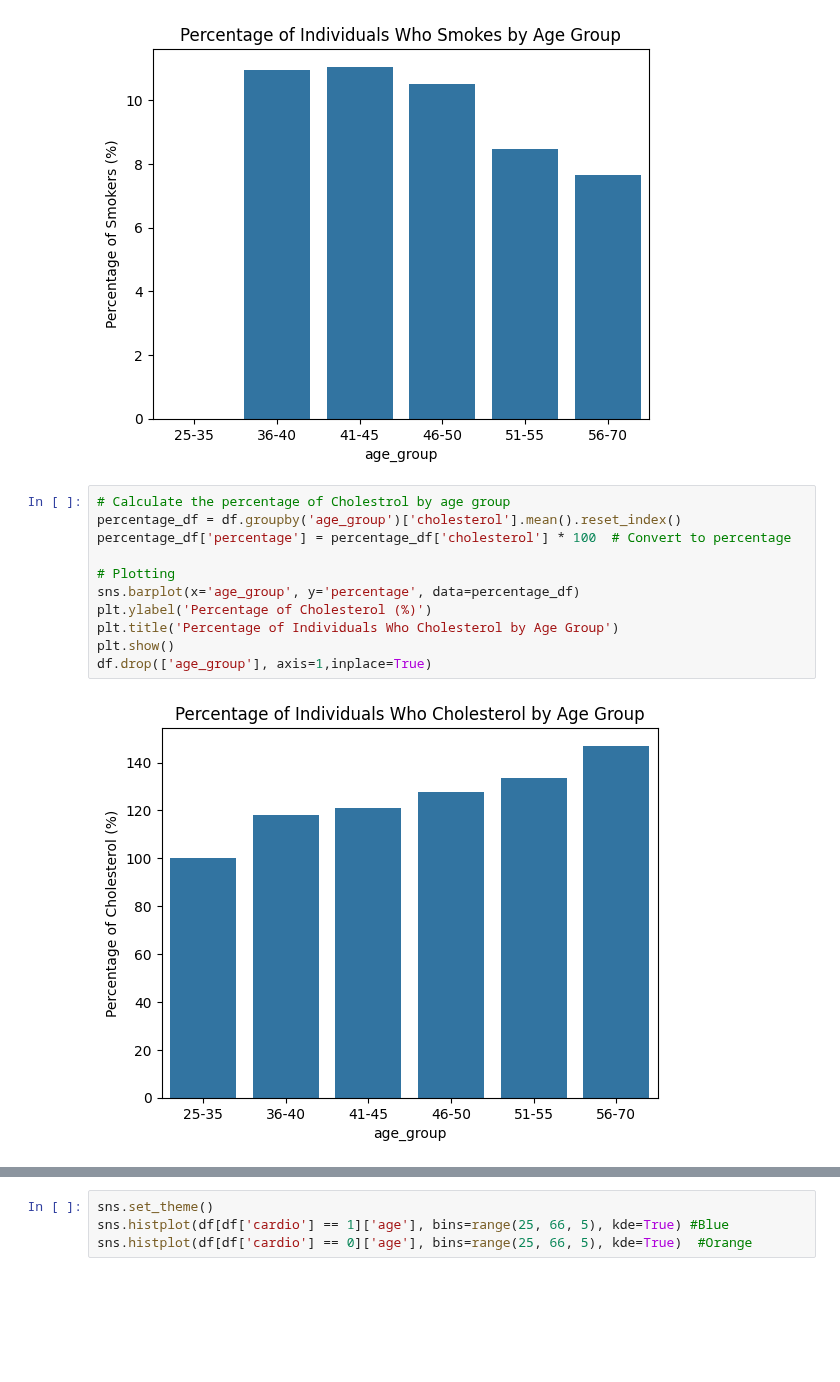
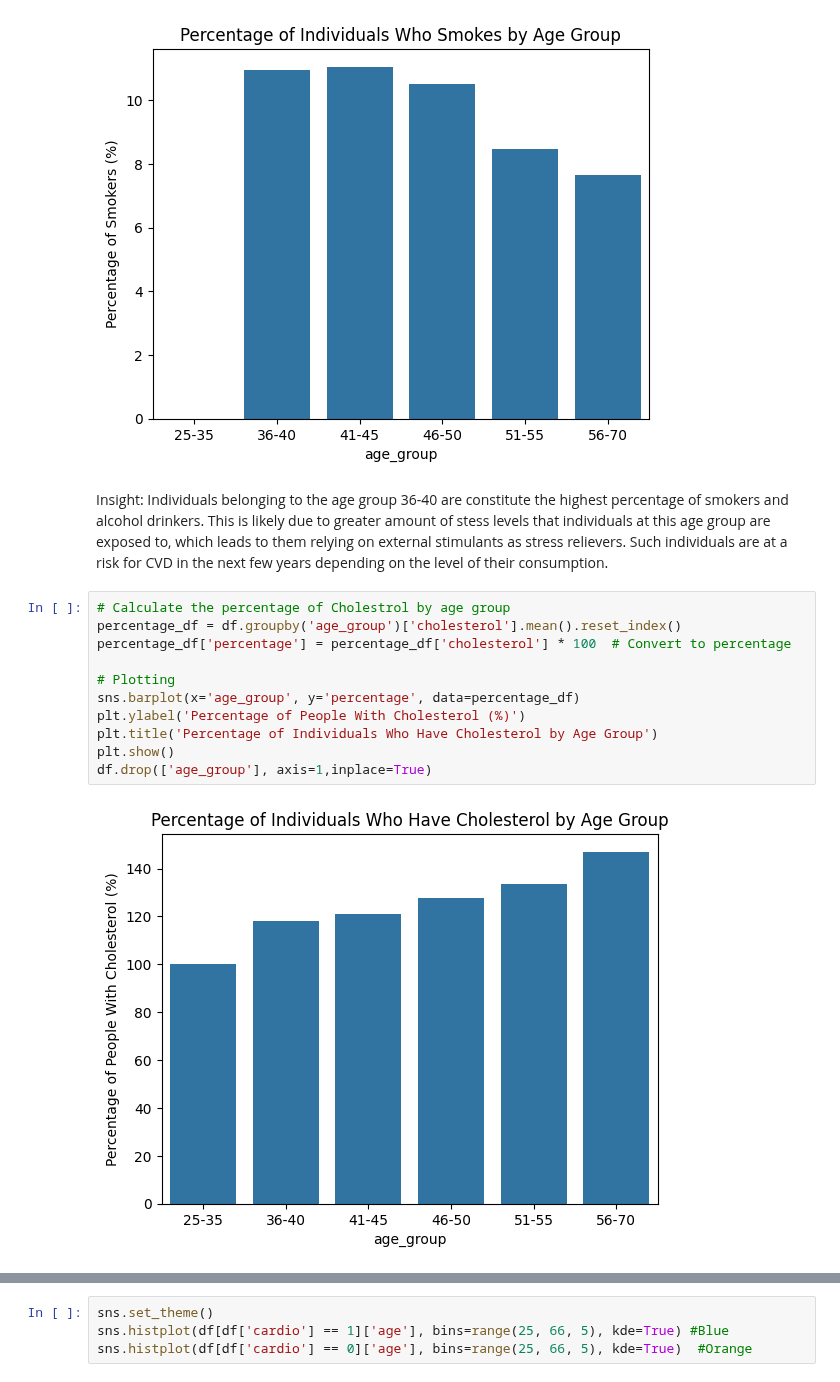
Before and after one commit to Dcode-7/CVD-Model, a Jupyter notebook: CVD_Model.ipynb, the cells around one changed output, grey strips where cells are left out. Saved outputs shown, nothing was run; the diff lists cells and outputs as text; blank space fills up the shorter version.

Commit message:
Insights added to first few graphs

```diff
--- a/CVD_Model.ipynb
+++ b/CVD_Model.ipynb
@@ -198,16 +198,18 @@ plt.title('Percentage of Individuals Who Smokes by Age Group')
 plt.show()
 # %% [output]
 [figure]
+# %% [markdown]
+Insight: Individuals belonging to the age group 36-40 are constitute the highest percentage of smokers and alcohol drinkers. This is likely due to greater amount of stess levels that individuals at this age group are exposed to, which leads to them relying on external stimulants as stress relievers. Such individuals are at a risk for CVD in the next few years depending on the level of their consumption.
 # %%
 # Calculate the percentage of Cholestrol by age group
 percentage_df = df.groupby('age_group')['cholesterol'].mean().reset_index()
 percentage_df['percentage'] = percentage_df['cholesterol'] * 100  # Convert to percentage
 
 # Plotting
 sns.barplot(x='age_group', y='percentage', data=percentage_df)
-plt.ylabel('Percentage of Cholesterol (%)')
-plt.title('Percentage of Individuals Who Cholesterol by Age Group')
+plt.ylabel('Percentage of People With Cholesterol (%)')
+plt.title('Percentage of Individuals Who Have Cholesterol by Age Group')
 plt.show()
 df.drop(['age_group'], axis=1,inplace=True)
 # %% [output]
-[figure, old version]
+[figure, new version]
```
Also changed, not shown: parts of 5 cells of this notebook.
